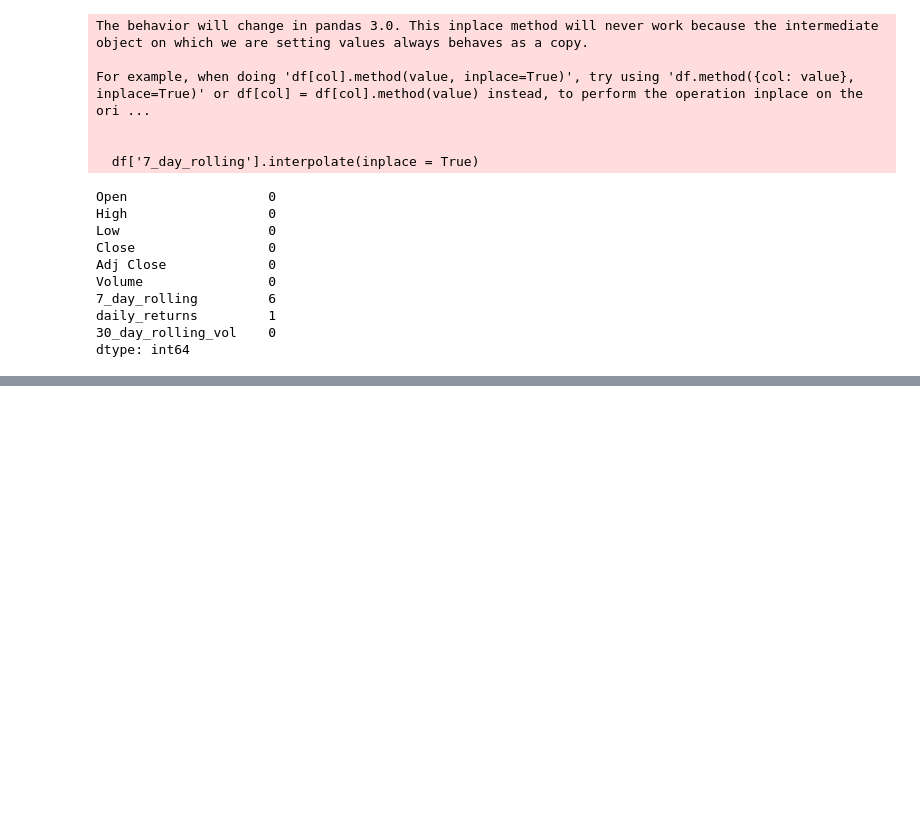
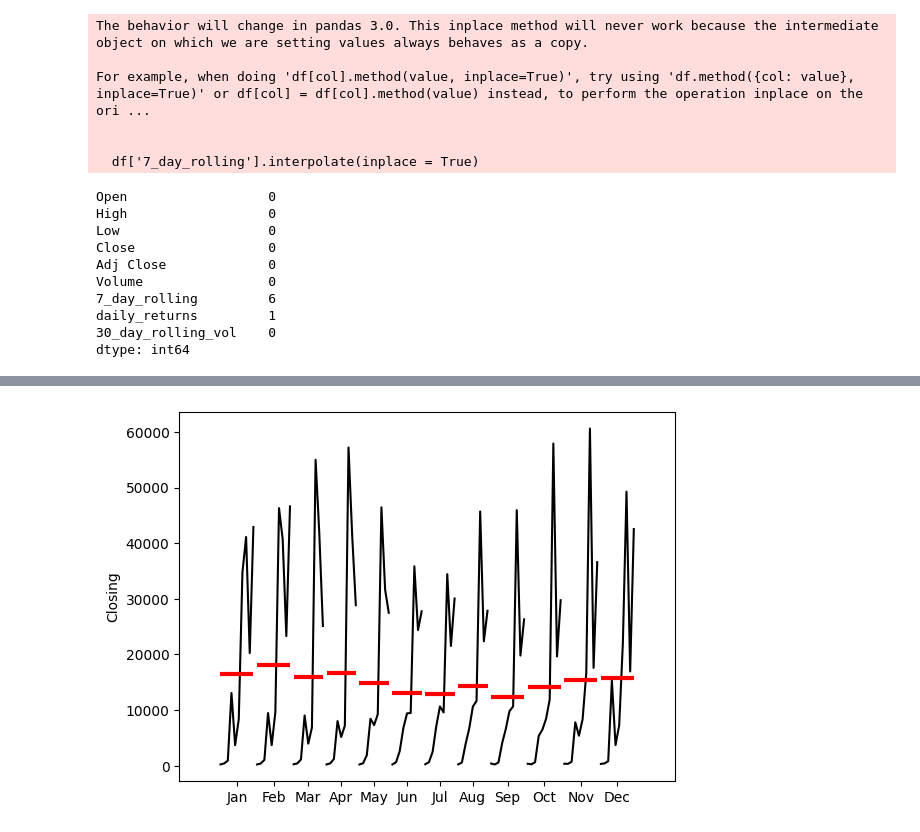
Before and after one commit to Grid-Resilience-Wentworth-Collaboration/time-series-tutorials-2025, a Jupyter notebook: Tutorial1.ipynb, the cells around one changed output, grey strips where cells are left out. Drawn from its saved outputs; the diff is of its cells as text; code cells hidden in the pictures; blank space fills up the shorter version.

```diff
--- a/Tutorial1.ipynb
+++ b/Tutorial1.ipynb
@@ -183,0 +183,5 @@ ModuleNotFoundError: No module named 'statsmodels'
+# %%
+month_plot(df['Close'].resample('ME').mean(), ylabel = 'Closing')
+plt.show()
+# %% [output]
+[figure, added]
```
Also changed, not shown: parts of 7 cells of this notebook.
